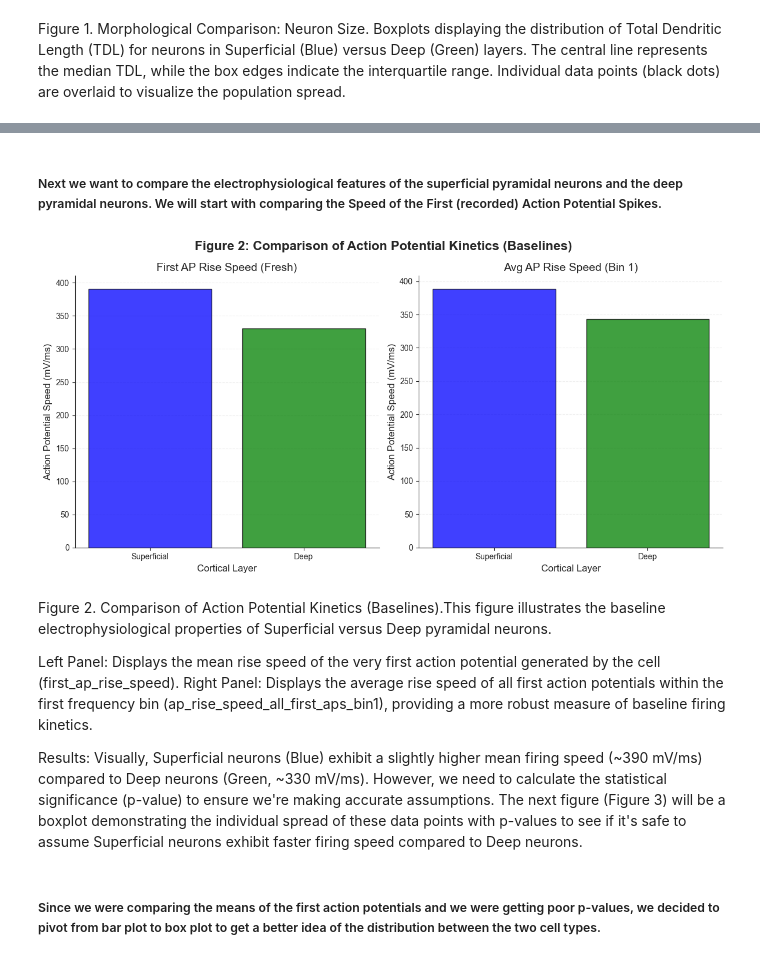
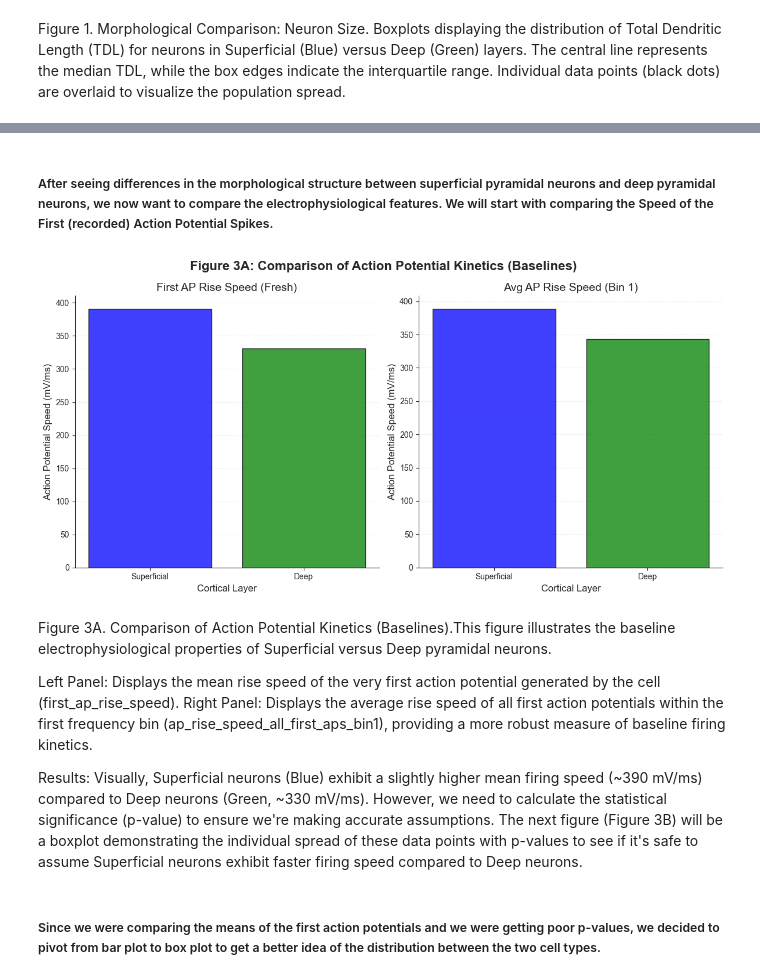
Before and after one commit to earanda4/Cell_Types_Project, a Jupyter notebook: Cell_Types_Project_Draft.ipynb, the cells around one changed output, grey strips where cells are left out. Saved outputs shown, nothing was run; the diff lists cells and outputs as text; code cells hidden in the pictures.

```diff
--- a/Cell_Types_Project_Draft.ipynb
+++ b/Cell_Types_Project_Draft.ipynb
@@ -242,51 +289,51 @@ This result supports our hypothesis that deep pyramidal neurons are  .
 # %% [markdown]
-##### Next we want to compare the electrophysiological features of the superficial pyramidal neurons and the deep pyramidal neurons. We will start with comparing the Speed of the First (recorded) Action Potential Spikes.
+##### After seeing differences in the morphological structure between superficial pyramidal neurons and deep pyramidal neurons, we now want to compare the electrophysiological features. We will start with comparing the Speed of the First (recorded) Action Potential Spikes.
 # %%
 # Action potential columns of dataframe for comparison
 ap_columns = ['first_ap_rise_speed', 'ap_rise_speed_all_first_aps_bin1', 'ap_rise_speed_20-40hz', 'ap_rise_speed_20-40hz_relative']
 # %%
-# Figure 2: Comparison of Action Potential Kinetics (Baselines)
+# Figure 3A Comparison of Action Potential Kinetics (Baselines)
 # Set style
 sns.set_style("ticks")
 
 fig, axs = plt.subplots(1, 2, figsize=(12, 6))
 
 # First plot: First AP Rise Speed
 mean_data = []
 mean_data.append(superficial_df[ap_columns[0]].mean()) # mean of first ap rise speed for superficial neurons
 mean_data.append(deep_df[ap_columns[0]].mean()) # mean of first ap rise speed for deep neurons
 axs[0].bar(labels, mean_data, color=colors, edgecolor='black', alpha=0.75)
 
 axs[0].set_title('First AP Rise Speed (Fresh)', fontsize=14 )
 axs[0].set_ylabel('Action Potential Speed (mV/ms)', fontsize=12)
 axs[0].set_xlabel('Cortical Layer', fontsize=12)
 axs[0].grid(axis='y', linestyle='--', alpha=0.3)
 sns.despine(ax=axs[0])
 
 # Second plot: AP Rise Speed for All First APs in Bin 1
 # Reset mean data list for the second plot
 mean_data= []
 mean_data.append(superficial_df[ap_columns[1]].mean())
 mean_data.append(deep_df[ap_columns[1]].mean())
 axs[1].bar(labels, mean_data, color=colors, edgecolor='black', alpha=0.75)
 axs[1].set_title('Avg AP Rise Speed (Bin 1)', fontsize=14)
 axs[1].set_ylabel('Action Potential Speed (mV/ms)', fontsize=12)
 axs[1].set_xlabel('Cortical Layer', fontsize=12)
 axs[1].grid(axis='y', linestyle='--', alpha=0.3)
 sns.despine(ax=axs[1])
 
-plt.suptitle('Figure 2: Comparison of Action Potential Kinetics (Baselines)', fontsize=16, fontweight='bold')
+plt.suptitle('Figure 3A: Comparison of Action Potential Kinetics (Baselines)', fontsize=16, fontweight='bold')
 plt.tight_layout()
 plt.show()
 # %% [output]
-[figure, old version]
+[figure, new version]
 # %% [markdown]
-Figure 2. Comparison of Action Potential Kinetics (Baselines).This figure illustrates the baseline electrophysiological properties of Superficial versus Deep pyramidal neurons.
+Figure 3A. Comparison of Action Potential Kinetics (Baselines).This figure illustrates the baseline electrophysiological properties of Superficial versus Deep pyramidal neurons.
 
 Left Panel: Displays the mean rise speed of the very first action potential generated by the cell (first_ap_rise_speed).
 Right Panel: Displays the average rise speed of all first action potentials within the first frequency bin (ap_rise_speed_all_first_aps_bin1), providing a more robust measure of baseline firing kinetics.
 
-Results: Visually, Superficial neurons (Blue) exhibit a slightly higher mean firing speed (~390 mV/ms) compared to Deep neurons (Green, ~330 mV/ms). However, we need to calculate the statistical significance (p-value) to ensure we're making accurate assumptions. The next figure (Figure 3) will be a boxplot demonstrating the individual spread of these data points with p-values to see if it's safe to assume Superficial neurons exhibit faster firing speed compared to Deep neurons.
+Results: Visually, Superficial neurons (Blue) exhibit a slightly higher mean firing speed (~390 mV/ms) compared to Deep neurons (Green, ~330 mV/ms). However, we need to calculate the statistical significance (p-value) to ensure we're making accurate assumptions. The next figure (Figure 3B) will be a boxplot demonstrating the individual spread of these data points with p-values to see if it's safe to assume Superficial neurons exhibit faster firing speed compared to Deep neurons.
 # %% [markdown]
 ##### Since we were comparing the means of the first action potentials and we were getting poor p-values, we decided to pivot from bar plot to box plot to get a better idea of the distribution between the two cell types.
 # %%
```
Also changed, not shown: parts of 15 cells of this notebook.
